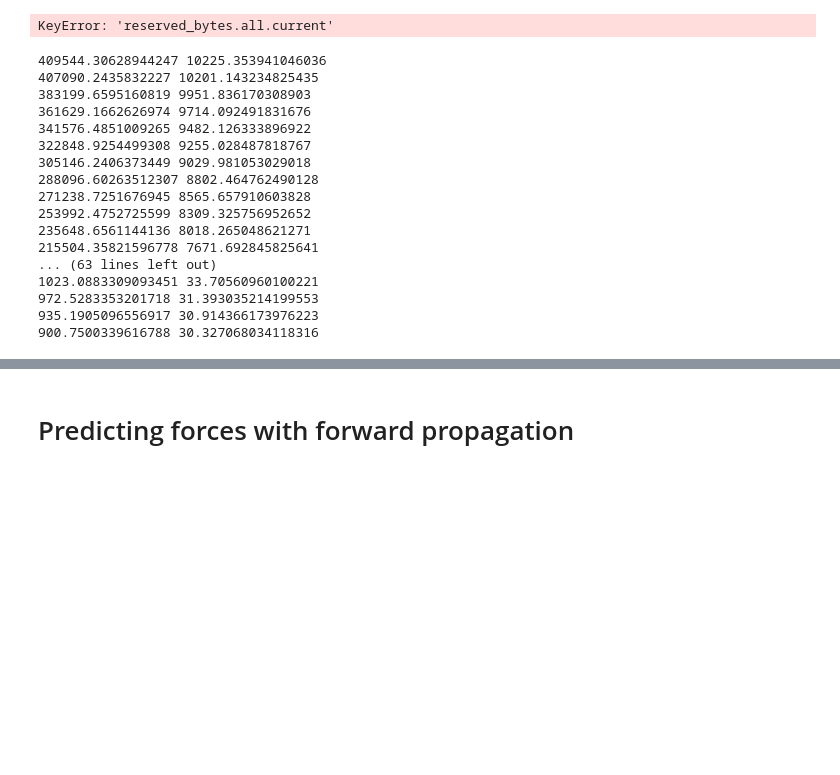
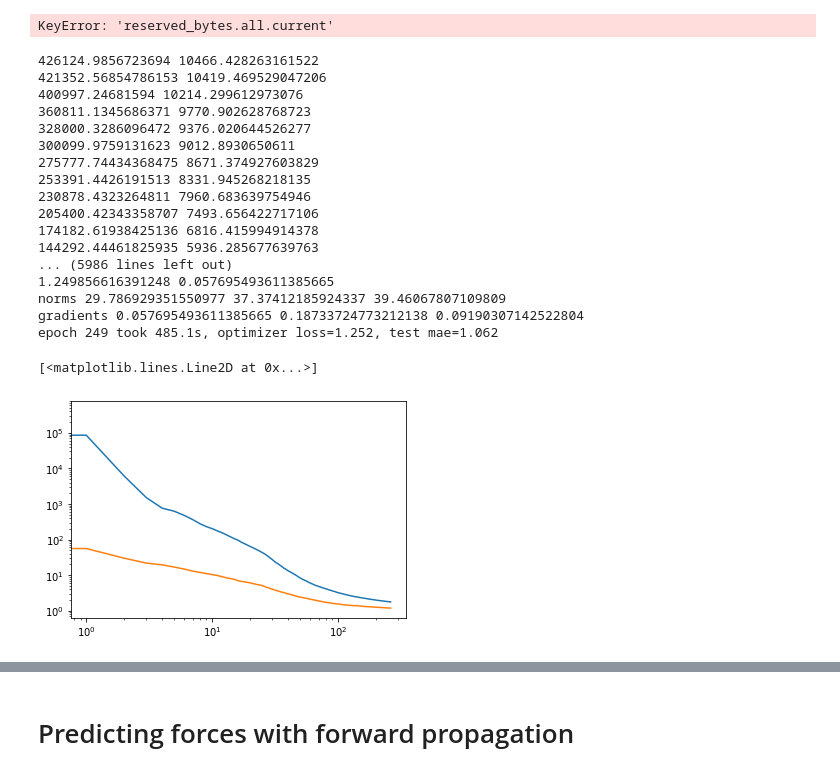
Before and after one commit to Luthaf/alchemical-learning, a Jupyter notebook: HEAs-multi-body-order.ipynb, the cells around one changed output, grey strips where cells are left out. Saved outputs shown, nothing was run; the diff lists cells and outputs as text; code cells hidden in the pictures; blank space fills up the shorter version.

Commit message:
Working on gradient-enabled multi-model

```diff
--- a/HEAs-multi-body-order.ipynb
+++ b/HEAs-multi-body-order.ipynb
@@ -397,10 +411,10 @@ train_dataset._collatetime = 0
 # %%
 assert model.optimizable_weights
 himem = True
-if himem:
+if himem and len(all_losses)==0:
     composition, radial_spectrum, spherical_expansions, energies, _ = next(iter(train_dataloader_no_batch))
 
-for epoch in range(50):
+for epoch in range(250):
     epoch_start = time.time()
 
     def single_step():
@@ -462,29 +476,35 @@ for epoch in range(50):
 
             output.write(f"{n_epochs_total} {loss} {test_mae}\n")
             output.flush()
-
+        all_tests.append(test_mae.item())
         print(f"epoch {n_epochs_total} took {epoch_time:.4}s, optimizer loss={loss:.4}, test mae={test_mae:.4}")
 
     del loss
     n_epochs_total += 1
 # %% [output]
-409544.30628944247 10225.353941046036
-407090.2435832227 10201.143234825435
-383199.6595160819 9951.836170308903
-361629.1662626974 9714.092491831676
-341576.4851009265 9482.126333896922
-322848.9254499308 9255.028487818767
-305146.2406373449 9029.981053029018
-288096.60263512307 8802.464762490128
-271238.7251676945 8565.657910603828
-253992.4752725599 8309.325756952652
-235648.6561144136 8018.265048621271
-215504.35821596778 7671.692845825641
-... (63 lines left out)
-1023.0883309093451 33.70560960100221
-972.5283353201718 31.393035214199553
-935.1905096556917 30.914366173976223
-900.7500339616788 30.327068034118316
+426124.9856723694 10466.428263161522
+421352.56854786153 10419.469529047206
+400997.24681594 10214.299612973076
+360811.1345686371 9770.902628768723
+328000.3286096472 9376.020644526277
+300099.9759131623 9012.8930650611
+275777.74434368475 8671.374927603829
+253391.4426191513 8331.945268218135
+230878.4323264811 7960.683639754946
+205400.42343358707 7493.656422717106
+174182.61938425136 6816.415994914378
+144292.44461825935 5936.285677639763
+... (5986 lines left out)
+1.249856616391248 0.057695493611385665
+norms 29.786929351550977 37.37412185924337 39.46067807109809
+gradients 0.057695493611385665 0.18733724773212138 0.09190307142522804
+epoch 249 took 485.1s, optimizer loss=1.252, test mae=1.062
+# %%
+plt.loglog(all_losses)
+plt.loglog(all_tests)
+# %% [output]
+[<matplotlib.lines.Line2D at 0x...>]
+[figure, added]
 # %%
 train_dataset._getitemtime
 # %% [output]
```
Also changed, not shown: parts of 9 cells of this notebook, 1 other file.
